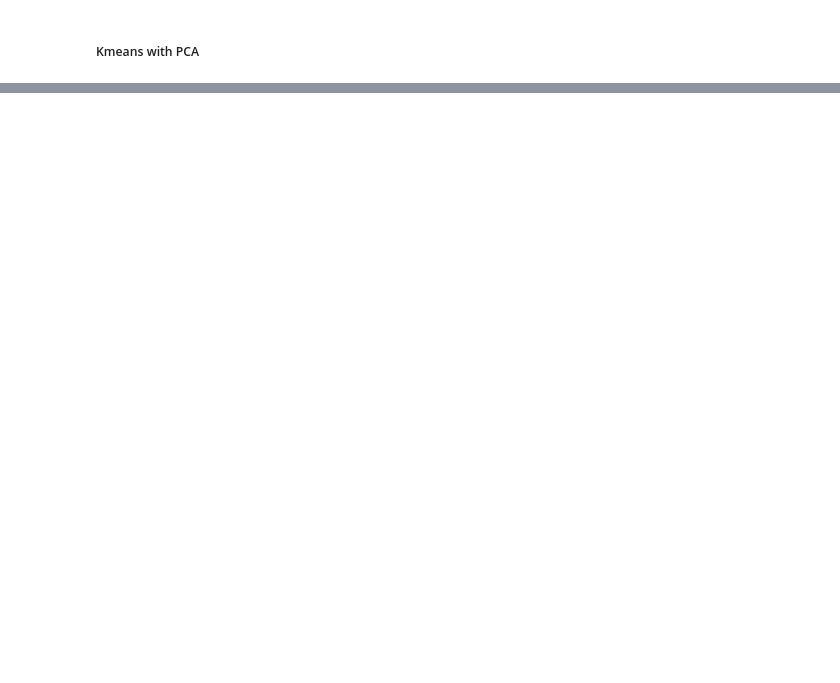
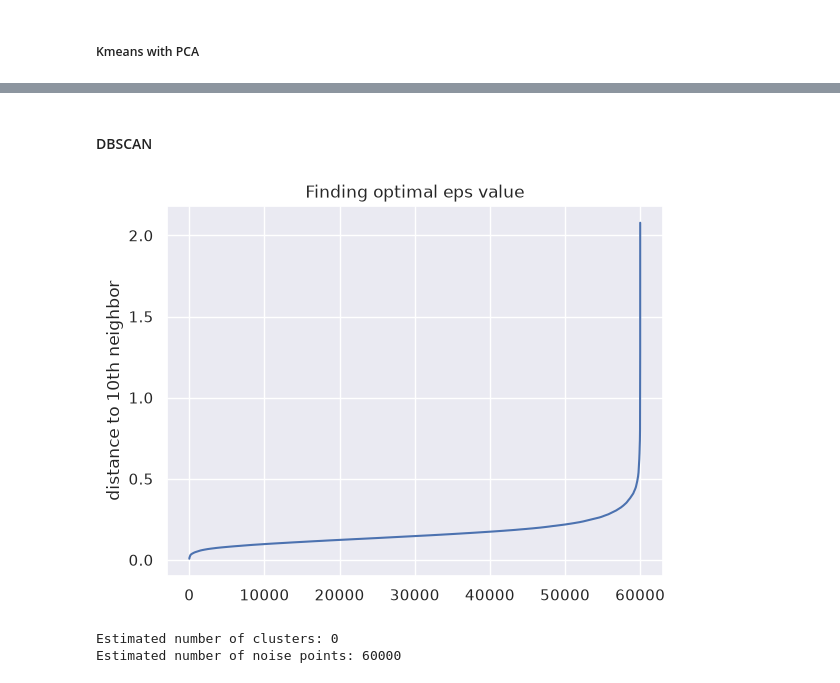
Before and after one commit to itsadhin/LatentSpace-Clustering, a Jupyter notebook: Clustering_KMIST.ipynb, the cells around one changed output, grey strips where cells are left out. Cells and saved outputs as stored; diff of their text form; code cells hidden in the pictures; blank space fills up the shorter version.

```diff
--- a/Clustering_KMIST.ipynb
+++ b/Clustering_KMIST.ipynb
@@ -54,0 +146,29 @@ plt.show()
+# %%
+pca  = PCA()
+pca = PCA(n_components=0.80)
+pca.fit(train_scaled)
+scores_pca = pca.transform(train_scaled)
+print("Components kept:", pca.n_components_)
+print("Variance explained:", pca.explained_variance_ratio_.sum())
+
+
+kmeans = KMeans(n_clusters=10,init="k-means++",random_state=42)
+emb = umap.UMAP(n_components=10, random_state=42).fit_transform(scores_pca)
+labels = kmeans.fit_predict(emb)
+
+x = emb[:,0]
+y = emb[:,1]
+y_true = trainset.targets.numpy()
+plt.figure(figsize=(10, 8))
+plt.scatter(x, y, c=labels, cmap="Set2", s=2, alpha=0.5)
+print("Silhouette Score: ", silhouette_score(emb, labels))
+print("Adjusted Random Index: ", adjusted_rand_score(y_true,labels))
+print("Random Index: ", rand_score(y_true,labels))
+center = kmeans.cluster_centers_
+plt.scatter(center[:, 0], center[:, 1],label="Cluster center")
+
+plt.title("KMeans with PCA + uMAP \nEstimated number of clusters: 10")
+plt.xlabel("PC1")
+plt.ylabel("PC2")
+plt.legend()
+plt.show()
@@ -54,0 +182,27 @@ plt.show()
+# %% [markdown]
+#### DBSCAN
+# %%
+k = 10
+pca = PCA(n_components=0.80)
+scores_pca = pca.fit_transform(train_scaled)
+emb = umap.UMAP(n_components=10, random_state=42).fit_transform(scores_pca)
+dist, _ = NearestNeighbors(n_neighbors=k).fit(emb).kneighbors(emb)
+plt.plot(np.sort(dist[:, -1]))
+plt.ylabel(f"distance to {k}th neighbor")
+plt.title("Finding optimal eps value")
+plt.show()
+# %% [output]
+[figure, added]
+# %%
+db = DBSCAN(eps=0.4,min_samples=10)
+db = db.fit(train_scaled)
+labels = db.labels_
+
+n_clusters_ = len(set(labels)) - (1 if -1 in labels else 0)
+n_noise_ = list(labels).count(-1)
+
+print("Estimated number of clusters: %d" % n_clusters_)
+print("Estimated number of noise points: %d" % n_noise_)
+# %% [output]
+Estimated number of clusters: 0
+Estimated number of noise points: 60000
```
Also changed, not shown: parts of 19 cells of this notebook.
